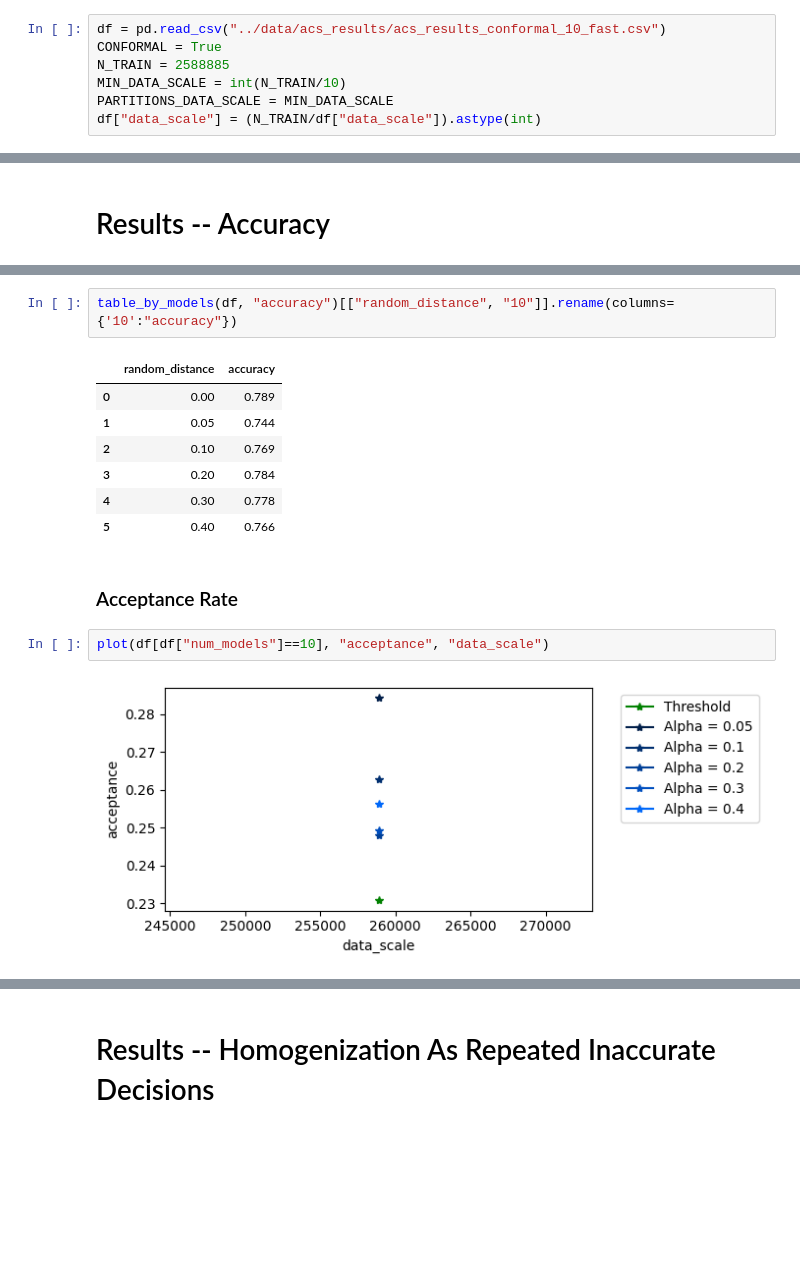
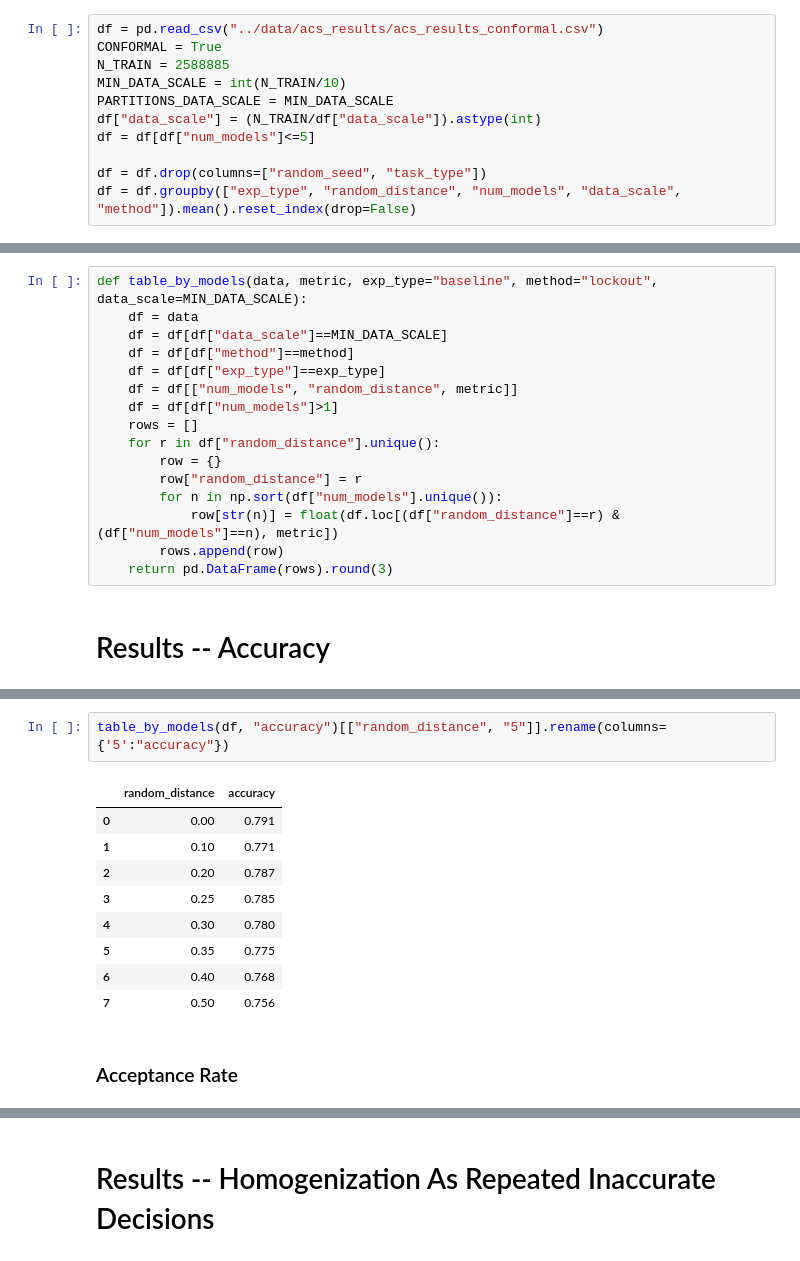
Before and after one commit to shomikj/severity_randomness, a Jupyter notebook: ACS Results - Conformal Prediction.ipynb, the cells around one changed output, grey strips where cells are left out. Saved outputs shown, nothing was run; the diff lists cells and outputs as text; blank space fills up the shorter version.

```diff
--- a/ACS Results - Conformal Prediction.ipynb
+++ b/ACS Results - Conformal Prediction.ipynb
@@ -6,9 +8,13 @@ import numpy as np
 # %%
 METRIC = "systemic_failure"
 # %%
-df = pd.read_csv("../data/acs_results/acs_results_conformal_10_fast.csv")
+df = pd.read_csv("../data/acs_results/acs_results_conformal.csv")
 CONFORMAL = True
 N_TRAIN = 2588885
 MIN_DATA_SCALE = int(N_TRAIN/10)
 PARTITIONS_DATA_SCALE = MIN_DATA_SCALE
 df["data_scale"] = (N_TRAIN/df["data_scale"]).astype(int)
+df = df[df["num_models"]<=5]
+
+df = df.drop(columns=["random_seed", "task_type"])
+df = df.groupby(["exp_type", "random_distance", "num_models", "data_scale", "method"]).mean().reset_index(drop=False)
@@ -148,5 +215,21 @@ def plot_tasks(data, metric, method="lockout", num_tasks=2):
 
     fig.tight_layout()
     plt.show()
+# %%
+def table_by_models(data, metric, exp_type="baseline", method="lockout", data_scale=MIN_DATA_SCALE):
+    df = data
+    df = df[df["data_scale"]==MIN_DATA_SCALE]
+    df = df[df["method"]==method]
+    df = df[df["exp_type"]==exp_type]
+    df = df[["num_models", "random_distance", metric]]
+    df = df[df["num_models"]>1]
+    rows = []
+    for r in df["random_distance"].unique():
+        row = {}
+        row["random_distance"] = r
+        for n in np.sort(df["num_models"].unique()):
+            row[str(n)] = float(df.loc[(df["random_distance"]==r) & (df["num_models"]==n), metric])
+        rows.append(row)
+    return pd.DataFrame(rows).round(3)
 # %% [markdown]
 # Results -- Accuracy
@@ -157,16 +240,14 @@ plot(df[df["num_models"]==10], "accuracy", "data_scale")
 # %%
-table_by_models(df, "accuracy")[["random_distance", "10"]].rename(columns={'10':"accuracy"})
+table_by_models(df, "accuracy")[["random_distance", "5"]].rename(columns={'5':"accuracy"})
 # %% [output]
 |  | random_distance | accuracy |
-| 0 | 0.00 | 0.789 |
-| 1 | 0.05 | 0.744 |
-| 2 | 0.10 | 0.769 |
-| 3 | 0.20 | 0.784 |
-| 4 | 0.30 | 0.778 |
-| 5 | 0.40 | 0.766 |
+| 0 | 0.00 | 0.791 |
+| 1 | 0.10 | 0.771 |
+| 2 | 0.20 | 0.787 |
+| 3 | 0.25 | 0.785 |
+| 4 | 0.30 | 0.780 |
+| 5 | 0.35 | 0.775 |
+| 6 | 0.40 | 0.768 |
+| 7 | 0.50 | 0.756 |
 # %% [markdown]
 ### Acceptance Rate
-# %%
-plot(df[df["num_models"]==10], "acceptance", "data_scale")
-# %% [output]
-[figure, removed]
```
Also changed, not shown: parts of 46 cells of this notebook, 3 other files.
